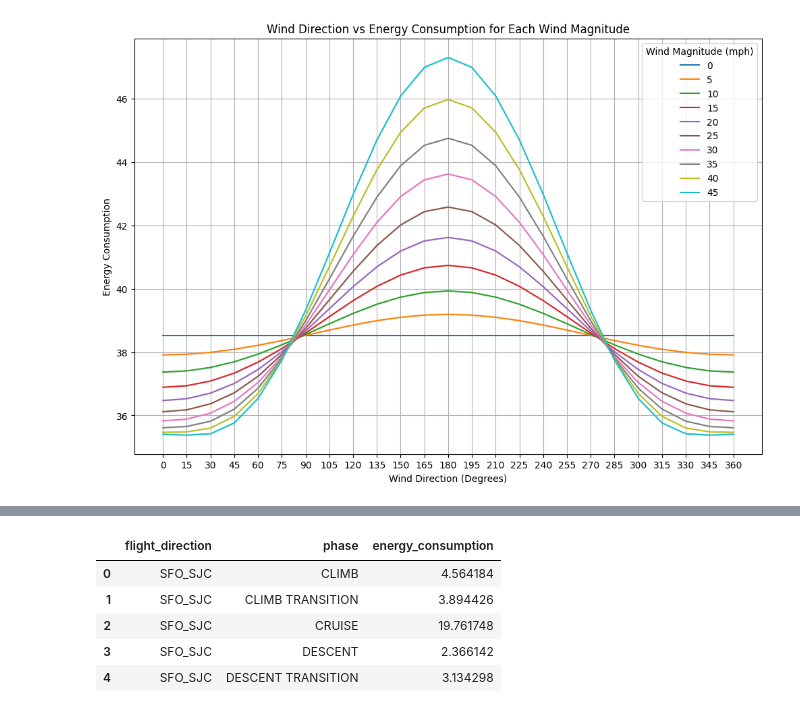
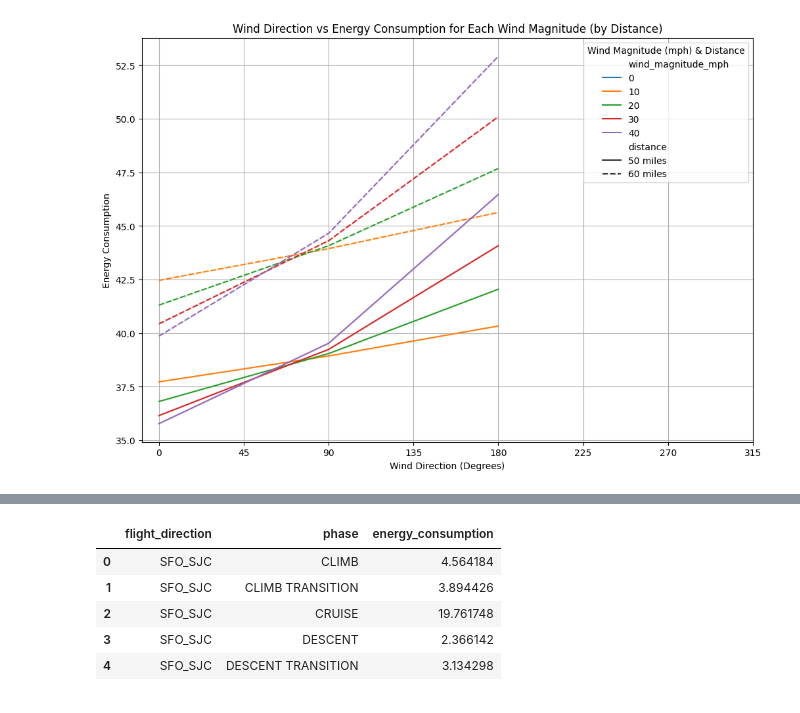
Before and after one commit to eminb61/eVTOL-energy-consumption, a Jupyter notebook: wind_energy_flight_time_results.ipynb, the cells around one changed output, grey strips where cells are left out. Saved outputs shown, nothing was run; the diff lists cells and outputs as text; code cells hidden in the pictures.

Commit message:
new plots

```diff
--- a/wind_energy_flight_time_results.ipynb
+++ b/wind_energy_flight_time_results.ipynb
@@ -4,30 +4,36 @@ import pandas as pd
 import matplotlib.pyplot as plt
 import seaborn as sns
 # %%
-# Reconnect to the SQLite database
-conn = sqlite3.connect('energy_and_flight_time.sqlite')
+conn = sqlite3.connect('energy_and_flight_time/energy_and_flight_time_50_mile_route.sqlite')
+conn2 = sqlite3.connect('energy_and_flight_time/energy_and_flight_time_60_mile_route.sqlite')
 
 # Query to select the relevant columns
 query = """
 SELECT energy_consumption, wind_direction_degrees, wind_magnitude_mph
 FROM flight_metrics
 """
 
 # Loading the data into a pandas DataFrame
 df = pd.read_sql_query(query, conn)
+df2 = pd.read_sql_query(query, conn2)
 
-# Close the database connection
-conn.close()
+# Adding a 'distance' column to each DataFrame to specify the route distance
+df['distance'] = '50 miles'
+df2['distance'] = '60 miles'
 
-# Plotting for WARNER_HHR
+# Merging the two DataFrames
+merged_df = pd.concat([df, df2], axis=0)
+
+# Plotting with the updated DataFrame
 plt.figure(figsize=(12, 8))
-sns.lineplot(data=df, x='wind_direction_degrees', y='energy_consumption', hue='wind_magnitude_mph', palette='tab10')
-plt.title('Wind Direction vs Energy Consumption for Each Wind Magnitude')
+sns.lineplot(data=merged_df, x='wind_direction_degrees', y='energy_consumption',
+             hue='wind_magnitude_mph', style='distance', palette='tab10')
+plt.title('Wind Direction vs Energy Consumption for Each Wind Magnitude (by Distance)')
 plt.xlabel('Wind Direction (Degrees)')
 plt.ylabel('Energy Consumption')
-plt.xticks(list(range(0, 365, 15)))
-plt.legend(title='Wind Magnitude (mph)')
+plt.xticks(list(range(0, 360, 45)))
+plt.legend(title='Wind Magnitude (mph) & Distance')
 plt.grid(True)
 plt.show()
 # %% [output]
-[figure, old version]
+[figure, new version]
```
Also changed, not shown: parts of 2 cells of this notebook, 27 other files.
